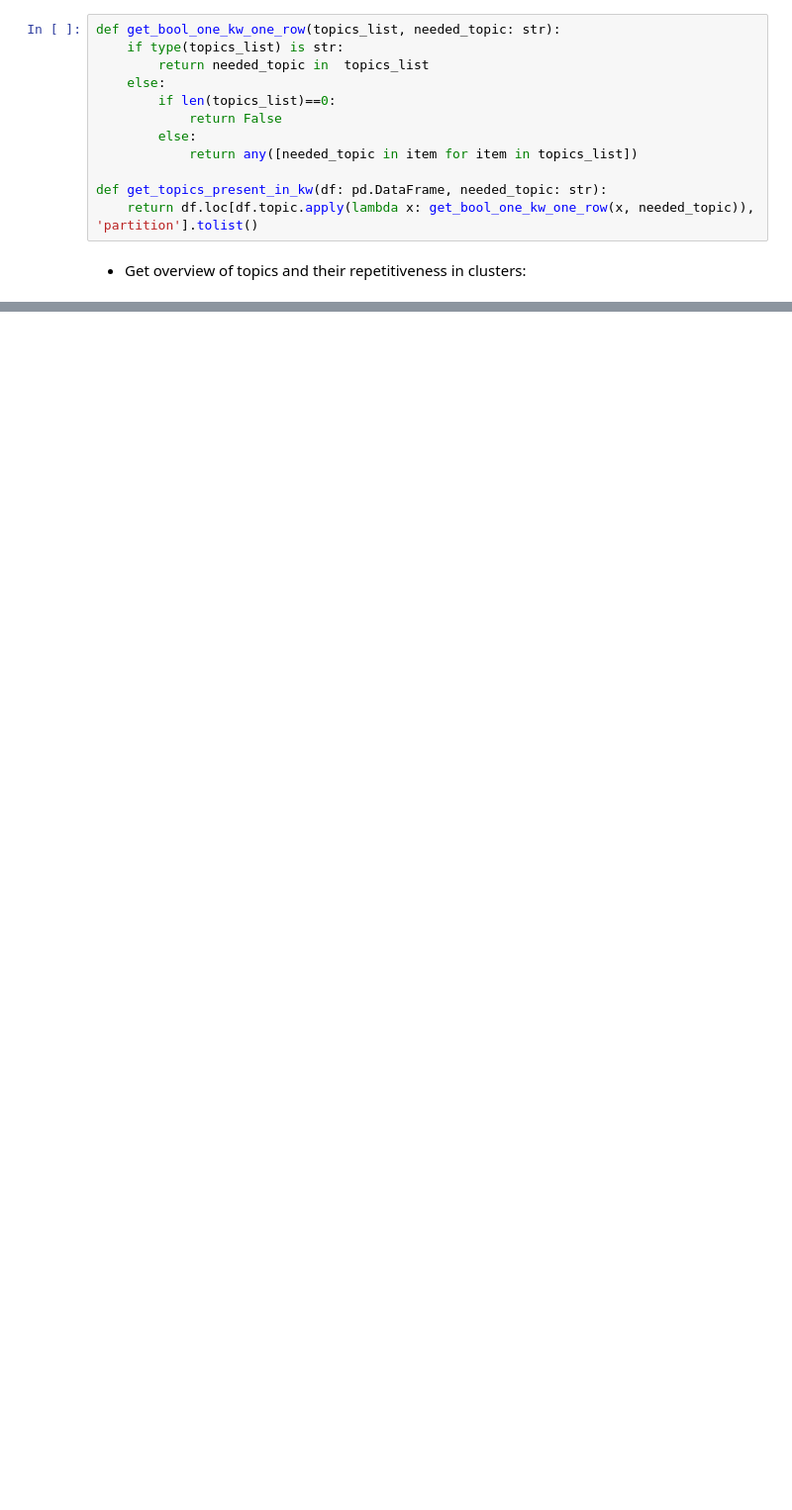
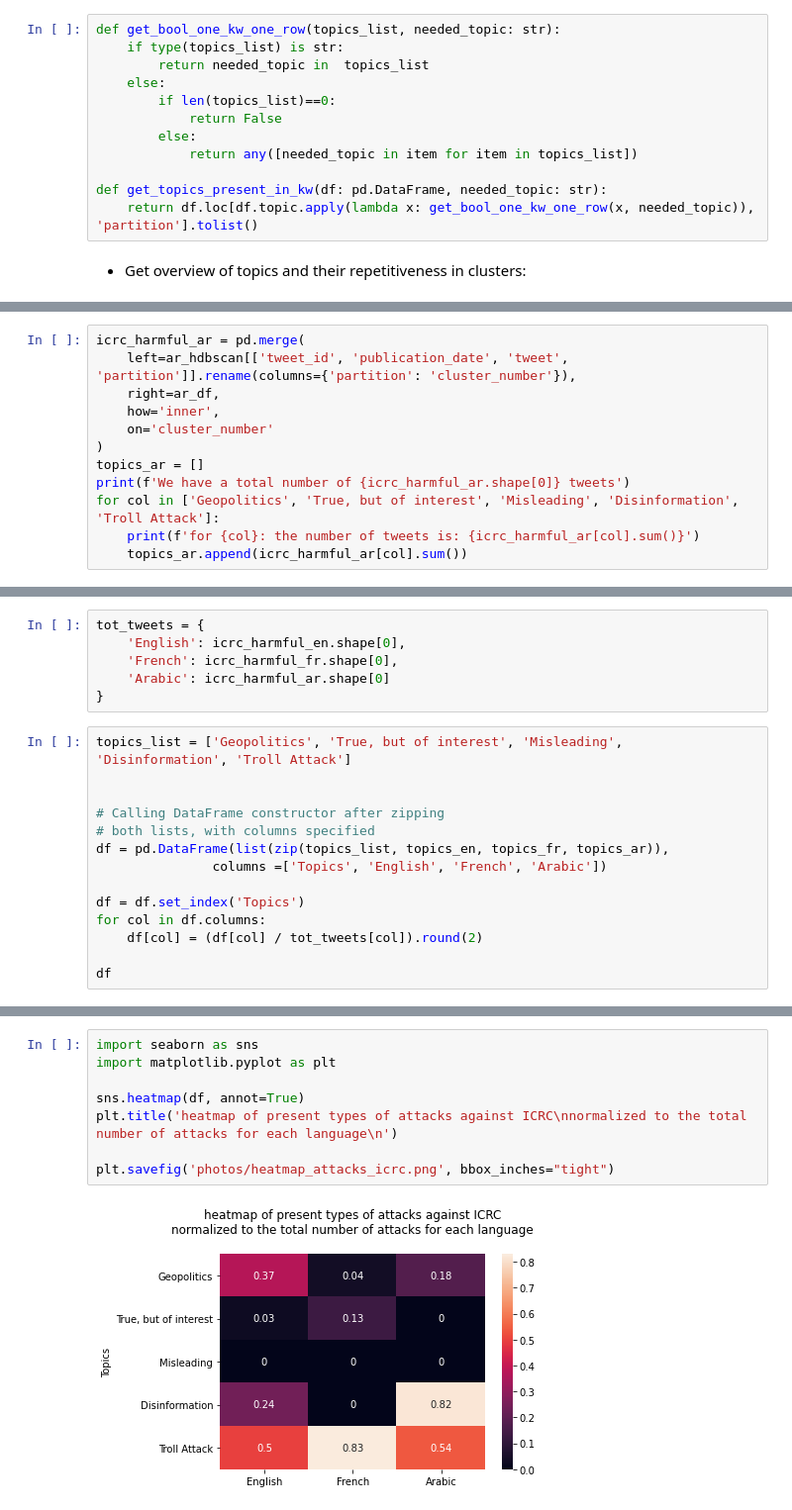
Before and after one commit to sfekih/hum_orgs_attacks_detection, a Jupyter notebook: get_relevant_tweets.ipynb, the cells around one changed output, grey strips where cells are left out. Shown at 99% size. Drawn from its saved outputs; the diff is of its cells as text; blank space fills up the shorter version.

```diff
--- a/get_relevant_tweets.ipynb
+++ b/get_relevant_tweets.ipynb
@@ -112,0 +566,12 @@ counts.most_common(40)
+# %%
+icrc_harmful_ar = pd.merge(
+    left=ar_hdbscan[['tweet_id', 'publication_date', 'tweet', 'partition']].rename(columns={'partition': 'cluster_number'}),
+    right=ar_df,
+    how='inner',
+    on='cluster_number'
+)
+topics_ar = []
+print(f'We have a total number of {icrc_harmful_ar.shape[0]} tweets')
+for col in ['Geopolitics', 'True, but of interest', 'Misleading', 'Disinformation', 'Troll Attack']:
+    print(f'for {col}: the number of tweets is: {icrc_harmful_ar[col].sum()}')
+    topics_ar.append(icrc_harmful_ar[col].sum())
@@ -112,0 +585,20 @@ counts.most_common(40)
+# %%
+tot_tweets = {
+    'English': icrc_harmful_en.shape[0],
+    'French': icrc_harmful_fr.shape[0],
+    'Arabic': icrc_harmful_ar.shape[0]
+}
+# %%
+topics_list = ['Geopolitics', 'True, but of interest', 'Misleading', 'Disinformation', 'Troll Attack']
+
+
+# Calling DataFrame constructor after zipping
+# both lists, with columns specified
+df = pd.DataFrame(list(zip(topics_list, topics_en, topics_fr, topics_ar)),
+               columns =['Topics', 'English', 'French', 'Arabic'])
+
+df = df.set_index('Topics')
+for col in df.columns:
+    df[col] = (df[col] / tot_tweets[col]).round(2)
+
+df
@@ -112,0 +613,10 @@ counts.most_common(40)
+# %%
+import seaborn as sns
+import matplotlib.pyplot as plt
+
+sns.heatmap(df, annot=True)
+plt.title('heatmap of present types of attacks against ICRC\nnormalized to the total number of attacks for each language\n')
+
+plt.savefig('photos/heatmap_attacks_icrc.png', bbox_inches="tight")
+# %% [output]
+[figure, added]
```
Also changed, not shown: parts of 39 cells of this notebook.
